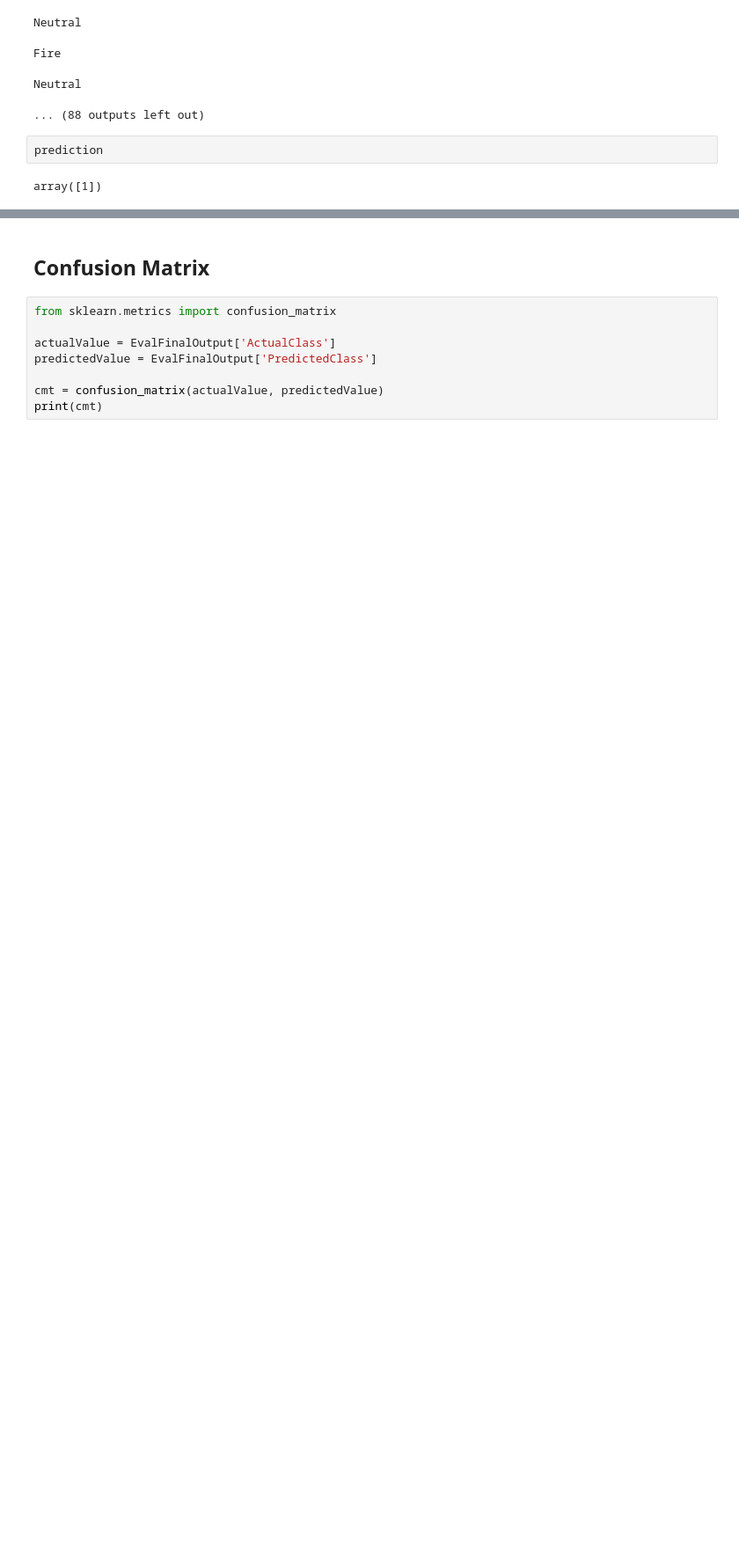
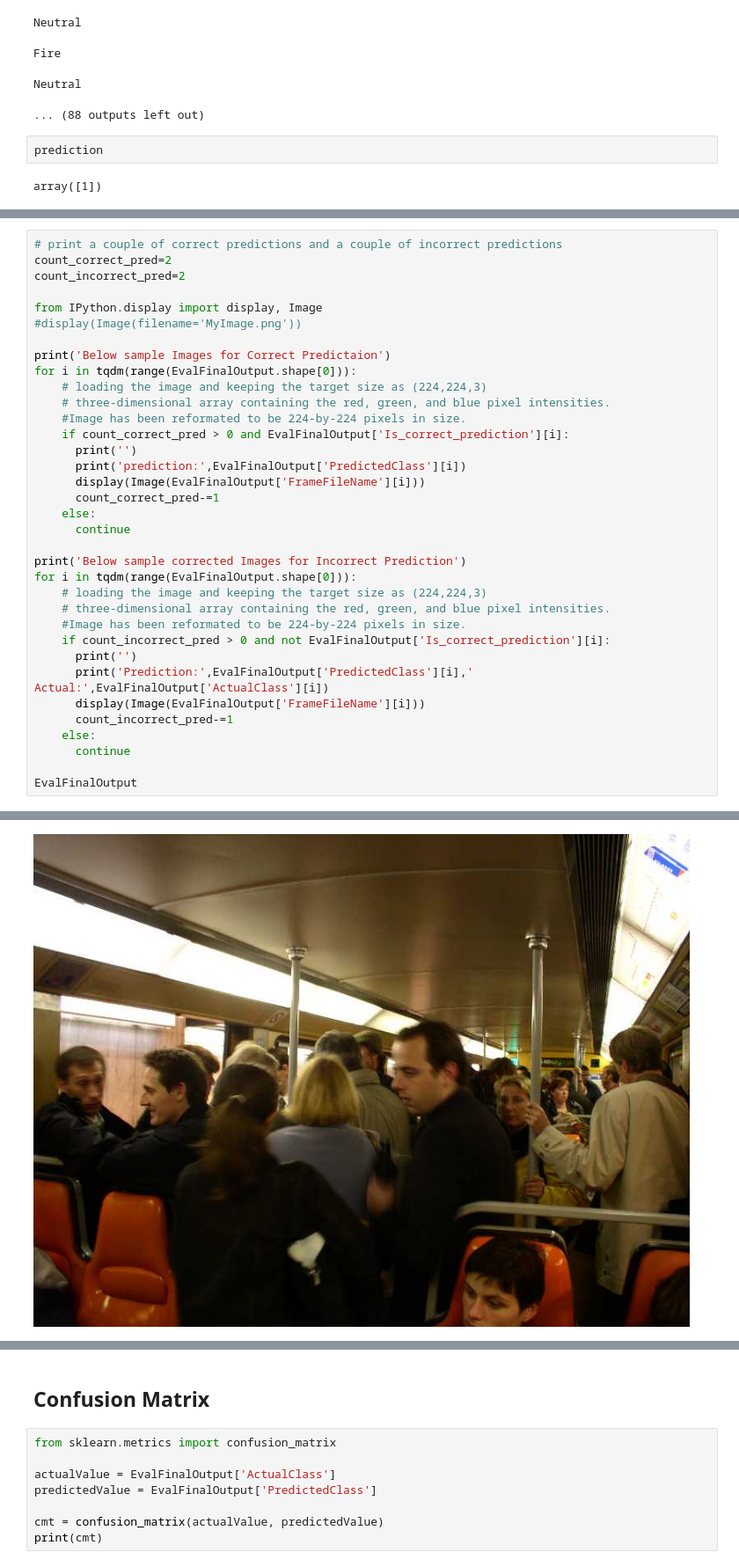
Before and after one commit to merrymasti015/CAP2022GRP09, a Jupyter notebook: PCAMZC321_Group09_FireEventDetection.ipynb, the cells around one changed output, grey strips where cells are left out. Shown at 88% size. Cells and saved outputs as stored; diff of their text form; blank space fills up the shorter version.

```diff
--- a/PCAMZC321_Group09_FireEventDetection.ipynb
+++ b/PCAMZC321_Group09_FireEventDetection.ipynb
@@ -1571,0 +1590,36 @@ EvalFinalOutput.to_csv(OutputFiles+'/EvalFinalVGGOutput.csv',header=True, index=
+# %%
+# print a couple of correct predictions and a couple of incorrect predictions
+count_correct_pred=2
+count_incorrect_pred=2
+
+from IPython.display import display, Image
+#display(Image(filename='MyImage.png'))
+
+print('Below sample Images for Correct Predictaion')
+for i in tqdm(range(EvalFinalOutput.shape[0])):
+    # loading the image and keeping the target size as (224,224,3)
+    # three-dimensional array containing the red, green, and blue pixel intensities.
+    #Image has been reformated to be 224-by-224 pixels in size.
+    if count_correct_pred > 0 and EvalFinalOutput['Is_correct_prediction'][i]:
+      print('')
+      print('prediction:',EvalFinalOutput['PredictedClass'][i])
+      display(Image(EvalFinalOutput['FrameFileName'][i]))
+      count_correct_pred-=1
+    else:
+      continue
+
+print('Below sample corrected Images for Incorrect Prediction')
+for i in tqdm(range(EvalFinalOutput.shape[0])):
+    # loading the image and keeping the target size as (224,224,3)
+    # three-dimensional array containing the red, green, and blue pixel intensities.
+    #Image has been reformated to be 224-by-224 pixels in size.
+    if count_incorrect_pred > 0 and not EvalFinalOutput['Is_correct_prediction'][i]:
+      print('')
+      print('Prediction:',EvalFinalOutput['PredictedClass'][i],' Actual:',EvalFinalOutput['ActualClass'][i])
+      display(Image(EvalFinalOutput['FrameFileName'][i]))
+      count_incorrect_pred-=1
+    else:
+      continue
+
+EvalFinalOutput
+# %% [output]
@@ -1571,0 +1628 @@ EvalFinalOutput.to_csv(OutputFiles+'/EvalFinalVGGOutput.csv',header=True, index=
+[figure, added]
```
Also changed, not shown: parts of 25 cells of this notebook.
